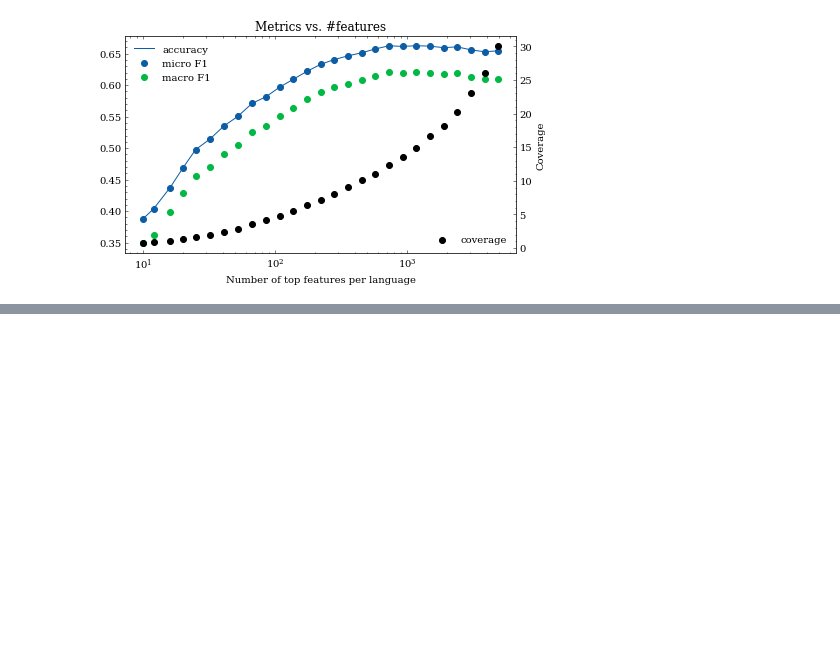
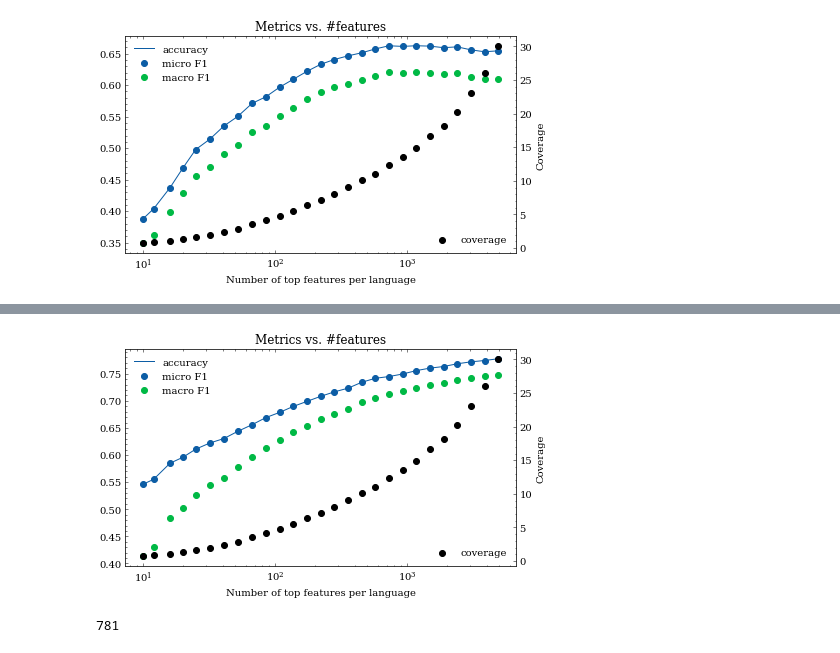
Before and after one commit to 5roop/task4, a Jupyter notebook: 17_creating_new_test_dataset_from_train_data.ipynb, the cells around one changed output, grey strips where cells are left out. Saved outputs shown, nothing was run; the diff lists cells and outputs as text; code cells hidden in the pictures; blank space fills up the shorter version.

Commit message:
Add LinSVC evaluated on web data

```diff
--- a/17_creating_new_test_dataset_from_train_data.ipynb
+++ b/17_creating_new_test_dataset_from_train_data.ipynb
@@ -165,3 +165,16 @@ plt.savefig("images/17_in_domain_coverage.png")
 plt.show()
 # %% [output]
 [figure]
+# %%
+from sklearn.svm import LinearSVC
+clf_lin_svc = LinearSVC(dual=False)
+Ns = np.logspace(1, 4, 30, dtype=np.int)
+results = list()
+for N in Ns:
+    try:
+        logging.info(f"{N=}")
+        rezdict = get_stats(N, train=train, eval_df=eval_df, clf=clf_lin_svc)
+        rezdict["eval_df"] = "web crawl 10%"
+        results.append(rezdict)
+    except MemoryError:
+        break
@@ -167,0 +199,7 @@ plt.show()
+# %%
+rezdf = pd.DataFrame(data=results)
+rezdf.index = rezdf.N
+rezdf = rezdf.drop(columns=["N"])
+rezdf = rezdf.sort_index()
+rezdf.to_csv("17_results_LinSVC_on_10_percent_of_web_data_extended.csv")
+rezdf
@@ -167,0 +225,30 @@ plt.show()
+# %%
+import matplotlib.pyplot as plt
+plt.style.use(["science", "no-latex"])
+
+plt.figure(figsize=(7, 4))
+plt.scatter(rezdf.index, rezdf["microF1"],label="micro F1")
+
+plt.scatter(rezdf.index, rezdf["macroF1"],label="macro F1")
+
+plt.plot(rezdf.index, rezdf["accuracy"],label="accuracy")
+plt.legend()
+plt.xlabel("Number of top features per language")
+
+ax = plt.gca()
+ax2 = plt.twinx()
+
+ax2.scatter(rezdf.index, rezdf["coverage"], label="coverage", c="k")
+ax2.set_ylabel("Coverage")
+ax2.legend(loc="lower right")
+
+plt.title("Metrics vs. #features")
+plt.semilogx()
+plt.savefig("images/17_in_domain_coverage_LinSVC.png")
+plt.show()
+# %% [output]
+[figure, added]
+# %%
+len(get_N_tokens(100))
+# %% [output]
+781
```
Also changed, not shown: parts of 2 cells of this notebook, 3 other files.
